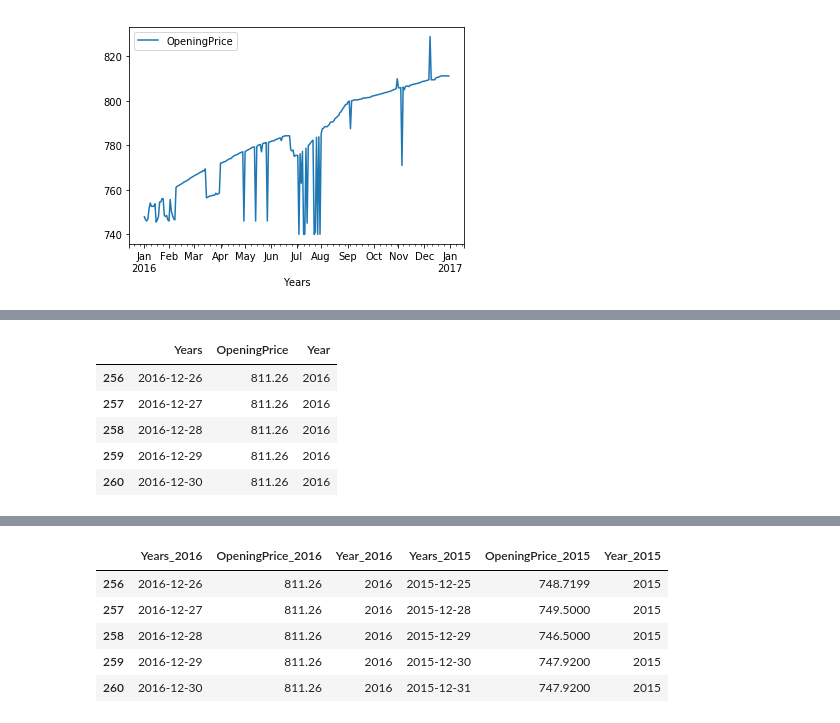
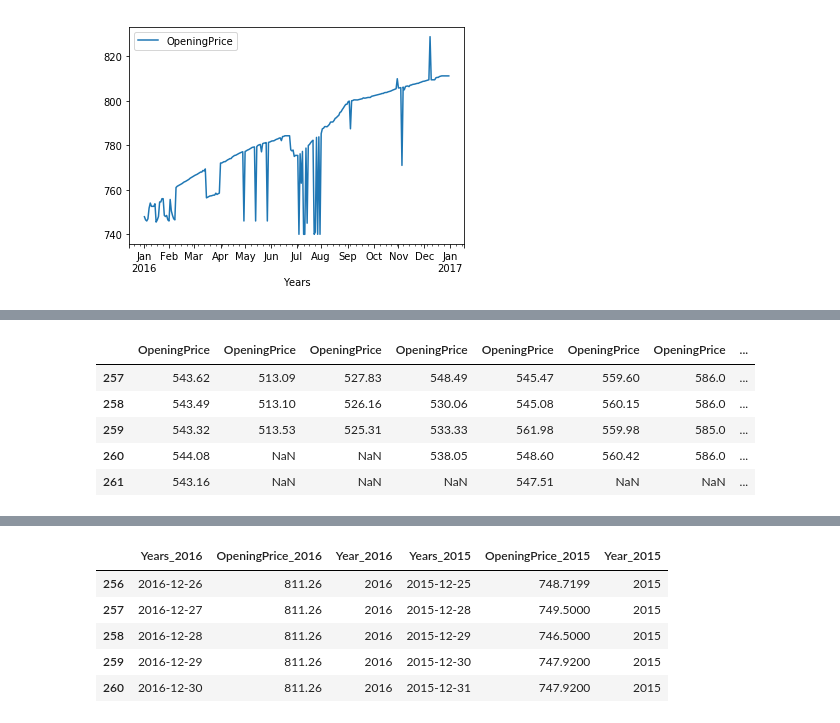
Before and after one commit to mosemb/FrancDollar, a Jupyter notebook: FrancDollar.ipynb, the cells around one changed output, grey strips where cells are left out. Saved outputs shown, nothing was run; the diff lists cells and outputs as text; code cells hidden in the pictures.

```diff
--- a/FrancDollar.ipynb
+++ b/FrancDollar.ipynb
@@ -170,7 +170,9 @@ df_2016.plot(x='Years',y='OpeningPrice')
 df_2015.index = range(len(df_2015))
 df_2016.index = range(len(df_2016))
 # %%
-dfs = [df_2004, df_2005,df_2006,df_2007,df_2008,df_2009, df_2010, df_2011, df_2012, df_2013, df_2014]
+dfs = [df_2004, df_2005,df_2006,df_2007,df_2008,df_2009, df_2010, df_2011, df_2012, df_2013, df_2014,df_2015,df_2016]
 # %%
 for i in dfs:
     i.index=range(len(i))
+# %%
+df3 =pd.concat(dfs, axis=1)
@@ -177,9 +205,9 @@ for i in dfs:
 # %%
-df_2016.tail()
+df3.tail()
 # %% [output]
-|  | Years | OpeningPrice | Year |
-| 256 | 2016-12-26 | 811.26 | 2016 |
-| 257 | 2016-12-27 | 811.26 | 2016 |
-| 258 | 2016-12-28 | 811.26 | 2016 |
-| 259 | 2016-12-29 | 811.26 | 2016 |
-| 260 | 2016-12-30 | 811.26 | 2016 |
+|  | OpeningPrice | OpeningPrice | OpeningPrice | OpeningPrice | OpeningPrice | OpeningPrice | OpeningPrice | ... |
+| 257 | 543.62 | 513.09 | 527.83 | 548.49 | 545.47 | 559.60 | 586.0 | ... |
+| 258 | 543.49 | 513.10 | 526.16 | 530.06 | 545.08 | 560.15 | 586.0 | ... |
+| 259 | 543.32 | 513.53 | 525.31 | 533.33 | 561.98 | 559.98 | 585.0 | ... |
+| 260 | 544.08 | NaN | NaN | 538.05 | 548.60 | 560.42 | 586.0 | ... |
+| 261 | 543.16 | NaN | NaN | NaN | 547.51 | NaN | NaN | ... |
```
Also changed, not shown: parts of 10 cells of this notebook.
